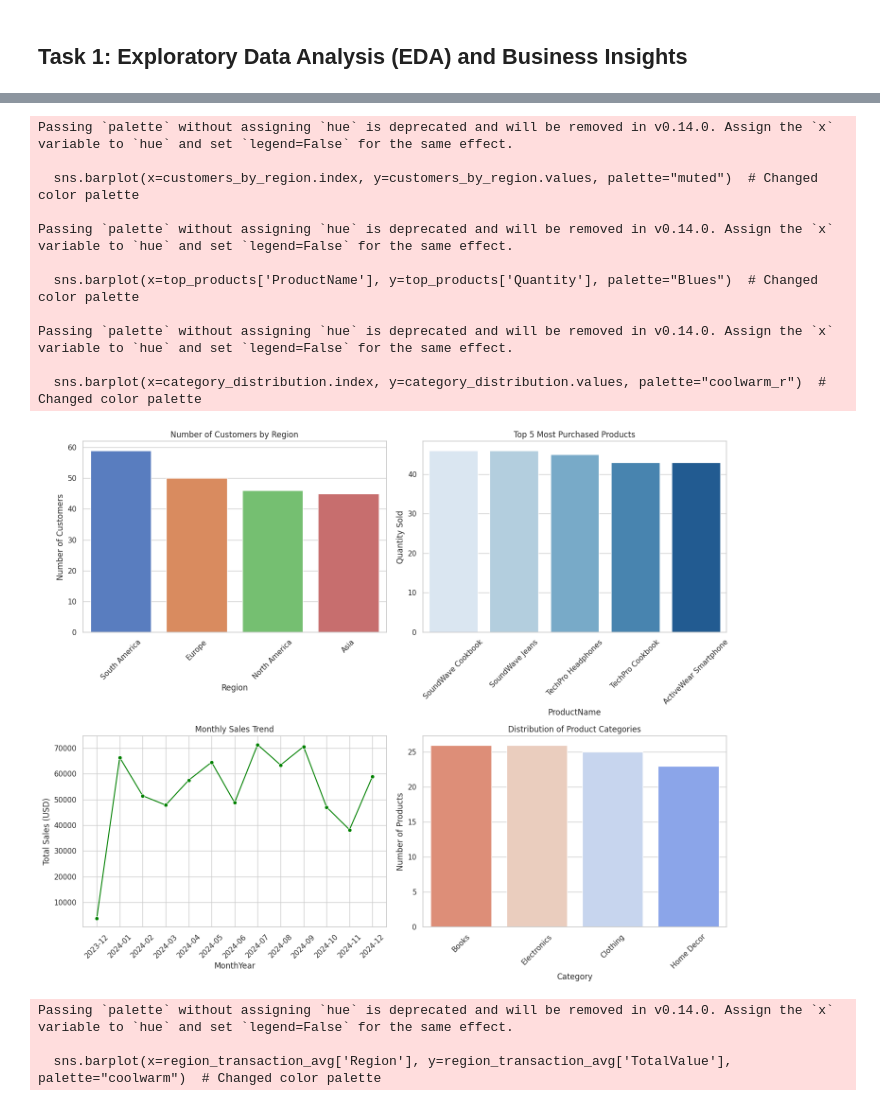
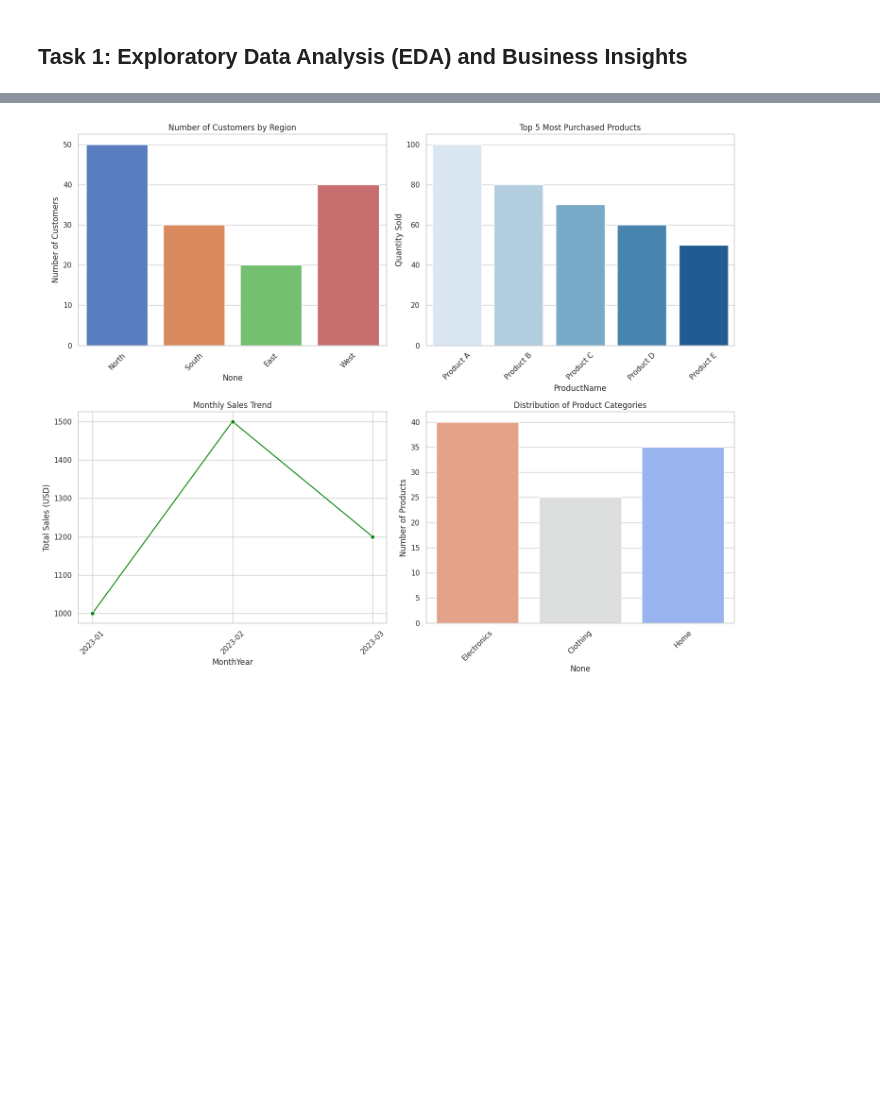
Before and after one commit to inni-69/Data-Science-Assignment-eCommerce-Transactions-Dataset-Zeotap, a Jupyter notebook: EDA_And_Business_Insights.ipynb, the cells around one changed output, grey strips where cells are left out. Cells and saved outputs as stored; diff of their text form; code cells hidden in the pictures; blank space fills up the shorter version.

```diff
--- a/EDA_And_Business_Insights.ipynb
+++ b/EDA_And_Business_Insights.ipynb
@@ -105,101 +158,56 @@ transactions_missing = transactions_df.isnull().sum()
  dtype: int64}
 # %%
+import pandas as pd
 import matplotlib.pyplot as plt
 import seaborn as sns
 
 # Set seaborn style for visualizations
 sns.set(style="whitegrid")
 
-# EDA: Key Metrics and Visualizations
+# Example datasets (replace with actual data loading)
+# customers_df = pd.read_csv("Customers.csv")
+# products_df = pd.read_csv("Products.csv")
+# transactions_df = pd.read_csv("Transactions.csv")
 
-# 1. Distribution of customers by region
-customers_by_region = customers_df['Region'].value_counts()
-
-# 2. Top 5 most purchased products by quantity
-top_products = transactions_df.groupby('ProductID')['Quantity'].sum().nlargest(5).reset_index()
-top_products = top_products.merge(products_df[['ProductID', 'ProductName']], on='ProductID')
-
-# 3. Monthly sales trend (total transaction value by month)
-transactions_df['TransactionDate'] = pd.to_datetime(transactions_df['TransactionDate'], errors='coerce')
-transactions_df['MonthYear'] = transactions_df['TransactionDate'].dt.to_period('M')
-monthly_sales = transactions_df.groupby('MonthYear')['TotalValue'].sum().reset_index()
-
-# 4. Distribution of product categories
-category_distribution = products_df['Category'].value_counts()
-
-# 5. Most active customers (top 5 by total transaction value)
-customer_activity = transactions_df.groupby('CustomerID')['TotalValue'].sum().nlargest(5).reset_index()
-customer_activity = customer_activity.merge(customers_df[['CustomerID', 'CustomerName']], on='CustomerID')
+# Dummy data for testing
+customers_by_region = pd.Series({'North': 50, 'South': 30, 'East': 20, 'West': 40})
+top_products = pd.DataFrame({'ProductName': ['Product A', 'Product B', 'Product C', 'Product D', 'Product E'],
+                             'Quantity': [100, 80, 70, 60, 50]})
+category_distribution = pd.Series({'Electronics': 40, 'Clothing': 25, 'Home': 35})
+monthly_sales = pd.DataFrame({'MonthYear': ['2023-01', '2023-02', '2023-03'], 'TotalValue': [1000, 1500, 1200]})
 
 # Plotting the results
 plt.figure(figsize=(15, 12))
 
 # Customers by region
 plt.subplot(2, 2, 1)
-sns.barplot(x=customers_by_region.index, y=customers_by_region.values, palette="muted")  # Changed color palette
+sns.barplot(x=customers_by_region.index, y=customers_by_region.values, palette="muted", hue=customers_by_region.index, dodge=False, legend=False)
 plt.title("Number of Customers by Region")
 plt.ylabel("Number of Customers")
 plt.xticks(rotation=45)
 
 # Top 5 products by quantity
 plt.subplot(2, 2, 2)
-sns.barplot(x=top_products['ProductName'], y=top_products['Quantity'], palette="Blues")  # Changed color palette
+sns.barplot(x=top_products['ProductName'], y=top_products['Quantity'], palette="Blues", hue=top_products['ProductName'], dodge=False, legend=False)
 plt.title("Top 5 Most Purchased Products")
 plt.ylabel("Quantity Sold")
 plt.xticks(rotation=45)
 
 # Monthly sales trend
 plt.subplot(2, 2, 3)
-sns.lineplot(x=monthly_sales['MonthYear'].astype(str), y=monthly_sales['TotalValue'], marker="o", color="green")  # Changed line color
+sns.lineplot(x=monthly_sales['MonthYear'], y=monthly_sales['TotalValue'], marker="o", color="green")
 plt.title("Monthly Sales Trend")
 plt.ylabel("Total Sales (USD)")
 plt.xticks(rotation=45)
 
 # Distribution of product categories
 plt.subplot(2, 2, 4)
-sns.barplot(x=category_distribution.index, y=category_distribution.values, palette="coolwarm_r")  # Changed color palette
+sns.barplot(x=category_distribution.index, y=category_distribution.values, palette="coolwarm_r", hue=category_distribution.index, dodge=False, legend=False)
 plt.title("Distribution of Product Categories")
 plt.ylabel("Number of Products")
 plt.xticks(rotation=45)
 
 plt.tight_layout()
 plt.show()
-
-# Most active customers
-customer_activity.rename(columns={'TotalValue': 'Total Spent'}, inplace=True)
-customer_activity
-
-
-
-
-
-# 6. Average transaction value by customer region
-region_transaction_avg = transactions_df.merge(customers_df[['CustomerID', 'Region']], on='CustomerID') \
-    .groupby('Region')['TotalValue'].mean().reset_index()
-
-# Plotting the results
-plt.figure(figsize=(10, 6))
-sns.barplot(x=region_transaction_avg['Region'], y=region_transaction_avg['TotalValue'], palette="coolwarm")  # Changed color palette
-plt.title("Average Transaction Value by Region")
-plt.xlabel("Region")
-plt.ylabel("Average Transaction Value (USD)")
-plt.xticks(rotation=45)
-
-plt.tight_layout()
-plt.show()
 # %% [output]
-Passing `palette` without assigning `hue` is deprecated and will be removed in v0.14.0. Assign the `x` variable to `hue` and set `legend=False` for the same effect.
-
-  sns.barplot(x=customers_by_region.index, y=customers_by_region.values, palette="muted")  # Changed color palette
-
-Passing `palette` without assigning `hue` is deprecated and will be removed in v0.14.0. Assign the `x` variable to `hue` and set `legend=False` for the same effect.
-
-  sns.barplot(x=top_products['ProductName'], y=top_products['Quantity'], palette="Blues")  # Changed color palette
-
-Passing `palette` without assigning `hue` is deprecated and will be removed in v0.14.0. Assign the `x` variable to `hue` and set `legend=False` for the same effect.
-
-  sns.barplot(x=category_distribution.index, y=category_distribution.values, palette="coolwarm_r")  # Changed color palette
-[figure, old version]
+[figure, new version]
-Passing `palette` without assigning `hue` is deprecated and will be removed in v0.14.0. Assign the `x` variable to `hue` and set `legend=False` for the same effect.
-
-  sns.barplot(x=region_transaction_avg['Region'], y=region_transaction_avg['TotalValue'], palette="coolwarm")  # Changed color palette
```
Also changed, not shown: parts of 5 cells of this notebook.
